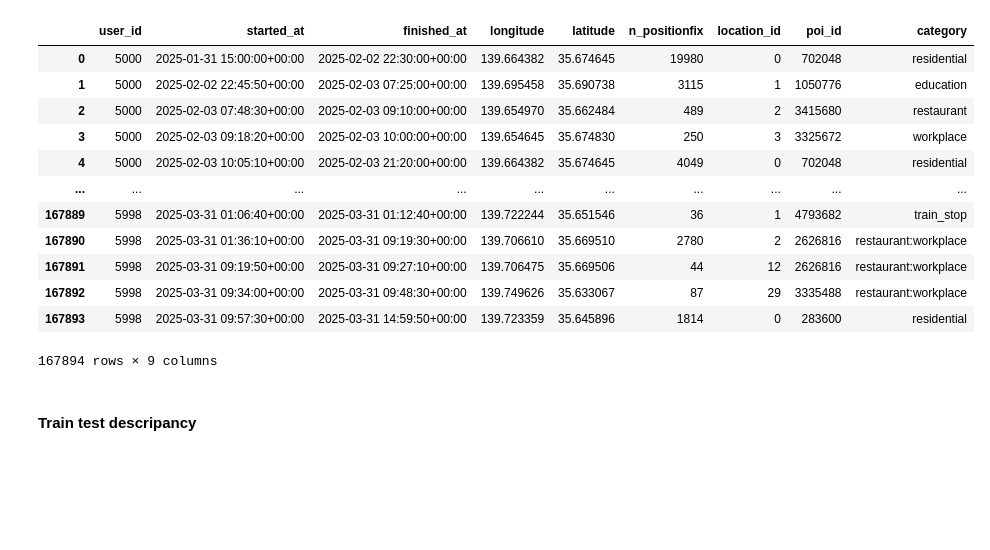
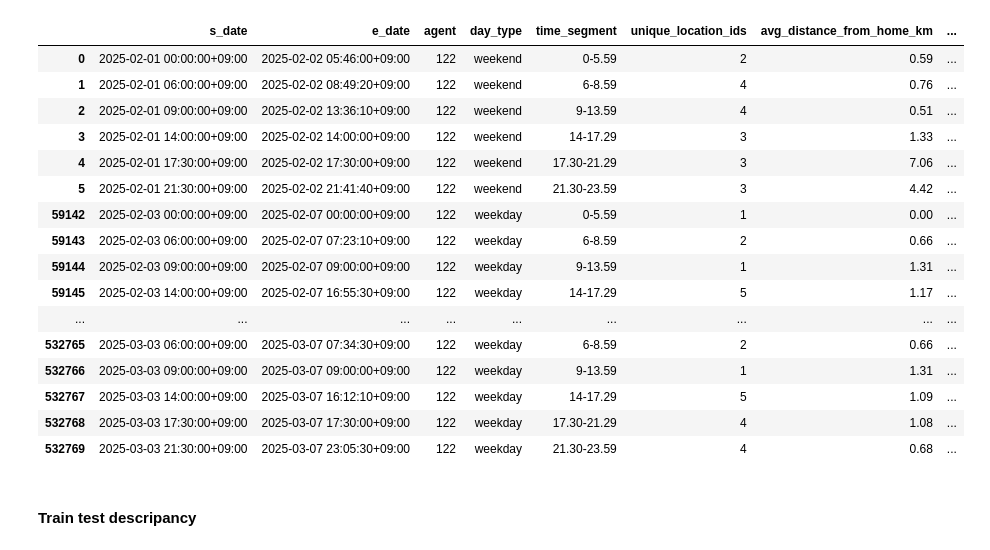
Before and after one commit to ChanukaRavishan/liad, a Jupyter notebook: notebooks/EDA.ipynb, the cells around one changed output. Cells and saved outputs as stored; diff of their text form; code cells hidden in the pictures; blank space fills up the shorter version.

```diff
--- a/notebooks/EDA.ipynb
+++ b/notebooks/EDA.ipynb
@@ -1,24 +1,28 @@
 # %%
 import pandas as pd
 import numpy as np
 from pathlib import Path
 
-data = pd.read_parquet('/Users/chanuka/Desktop/codespaces/liad/data/trail5/2m/stop_past/agent_bucket_5.parquet')
-data
+data = pd.read_csv('/Users/chanuka/Desktop/codespaces/liad/processed/trial5/sim2/10k/whole/train_weekly/agent_bucket=0.csv')
+data[data['agent'] == 122].head(60)
 # %% [output]
-|  | user_id | started_at | finished_at | longitude | latitude | n_positionfix | location_id | poi_id | category |
-| 0 | 5000 | 2025-01-31 15:00:00+00:00 | 2025-02-02 22:30:00+00:00 | 139.664382 | 35.674645 | 19980 | 0 | 702048 | residential |
-| 1 | 5000 | 2025-02-02 22:45:50+00:00 | 2025-02-03 07:25:00+00:00 | 139.695458 | 35.690738 | 3115 | 1 | 1050776 | education |
-| 2 | 5000 | 2025-02-03 07:48:30+00:00 | 2025-02-03 09:10:00+00:00 | 139.654970 | 35.662484 | 489 | 2 | 3415680 | restaurant |
-| 3 | 5000 | 2025-02-03 09:18:20+00:00 | 2025-02-03 10:00:00+00:00 | 139.654645 | 35.674830 | 250 | 3 | 3325672 | workplace |
-| 4 | 5000 | 2025-02-03 10:05:10+00:00 | 2025-02-03 21:20:00+00:00 | 139.664382 | 35.674645 | 4049 | 0 | 702048 | residential |
-| ... | ... | ... | ... | ... | ... | ... | ... | ... | ... |
-| 167889 | 5998 | 2025-03-31 01:06:40+00:00 | 2025-03-31 01:12:40+00:00 | 139.722244 | 35.651546 | 36 | 1 | 4793682 | train_stop |
-| 167890 | 5998 | 2025-03-31 01:36:10+00:00 | 2025-03-31 09:19:30+00:00 | 139.706610 | 35.669510 | 2780 | 2 | 2626816 | restaurant:workplace |
-| 167891 | 5998 | 2025-03-31 09:19:50+00:00 | 2025-03-31 09:27:10+00:00 | 139.706475 | 35.669506 | 44 | 12 | 2626816 | restaurant:workplace |
-| 167892 | 5998 | 2025-03-31 09:34:00+00:00 | 2025-03-31 09:48:30+00:00 | 139.749626 | 35.633067 | 87 | 29 | 3335488 | restaurant:workplace |
-| 167893 | 5998 | 2025-03-31 09:57:30+00:00 | 2025-03-31 14:59:50+00:00 | 139.723359 | 35.645896 | 1814 | 0 | 283600 | residential |
+|  | s_date | e_date | agent | day_type | time_segment | unique_location_ids | avg_distance_from_home_km | ... |
+| 0 | 2025-02-01 00:00:00+09:00 | 2025-02-02 05:46:00+09:00 | 122 | weekend | 0-5.59 | 2 | 0.59 | ... |
+| 1 | 2025-02-01 06:00:00+09:00 | 2025-02-02 08:49:20+09:00 | 122 | weekend | 6-8.59 | 4 | 0.76 | ... |
+| 2 | 2025-02-01 09:00:00+09:00 | 2025-02-02 13:36:10+09:00 | 122 | weekend | 9-13.59 | 4 | 0.51 | ... |
+| 3 | 2025-02-01 14:00:00+09:00 | 2025-02-02 14:00:00+09:00 | 122 | weekend | 14-17.29 | 3 | 1.33 | ... |
+| 4 | 2025-02-01 17:30:00+09:00 | 2025-02-02 17:30:00+09:00 | 122 | weekend | 17.30-21.29 | 3 | 7.06 | ... |
+| 5 | 2025-02-01 21:30:00+09:00 | 2025-02-02 21:41:40+09:00 | 122 | weekend | 21.30-23.59 | 3 | 4.42 | ... |
+| 59142 | 2025-02-03 00:00:00+09:00 | 2025-02-07 00:00:00+09:00 | 122 | weekday | 0-5.59 | 1 | 0.00 | ... |
+| 59143 | 2025-02-03 06:00:00+09:00 | 2025-02-07 07:23:10+09:00 | 122 | weekday | 6-8.59 | 2 | 0.66 | ... |
+| 59144 | 2025-02-03 09:00:00+09:00 | 2025-02-07 09:00:00+09:00 | 122 | weekday | 9-13.59 | 1 | 1.31 | ... |
+| 59145 | 2025-02-03 14:00:00+09:00 | 2025-02-07 16:55:30+09:00 | 122 | weekday | 14-17.29 | 5 | 1.17 | ... |
+| ... | ... | ... | ... | ... | ... | ... | ... | ... |
+| 532765 | 2025-03-03 06:00:00+09:00 | 2025-03-07 07:34:30+09:00 | 122 | weekday | 6-8.59 | 2 | 0.66 | ... |
+| 532766 | 2025-03-03 09:00:00+09:00 | 2025-03-07 09:00:00+09:00 | 122 | weekday | 9-13.59 | 1 | 1.31 | ... |
+| 532767 | 2025-03-03 14:00:00+09:00 | 2025-03-07 16:12:10+09:00 | 122 | weekday | 14-17.29 | 5 | 1.09 | ... |
+| 532768 | 2025-03-03 17:30:00+09:00 | 2025-03-07 17:30:00+09:00 | 122 | weekday | 17.30-21.29 | 4 | 1.08 | ... |
+| 532769 | 2025-03-03 21:30:00+09:00 | 2025-03-07 23:05:30+09:00 | 122 | weekday | 21.30-23.59 | 4 | 0.68 | ... |
-167894 rows × 9 columns
 # %%
 #train_data['started_at'] = pd.to_datetime(train_data['started_at'], utc=True)
 #train_data['finished_at'] = pd.to_datetime(train_data['finished_at'], utc=True)
```
Also changed, not shown: 11 other files.
